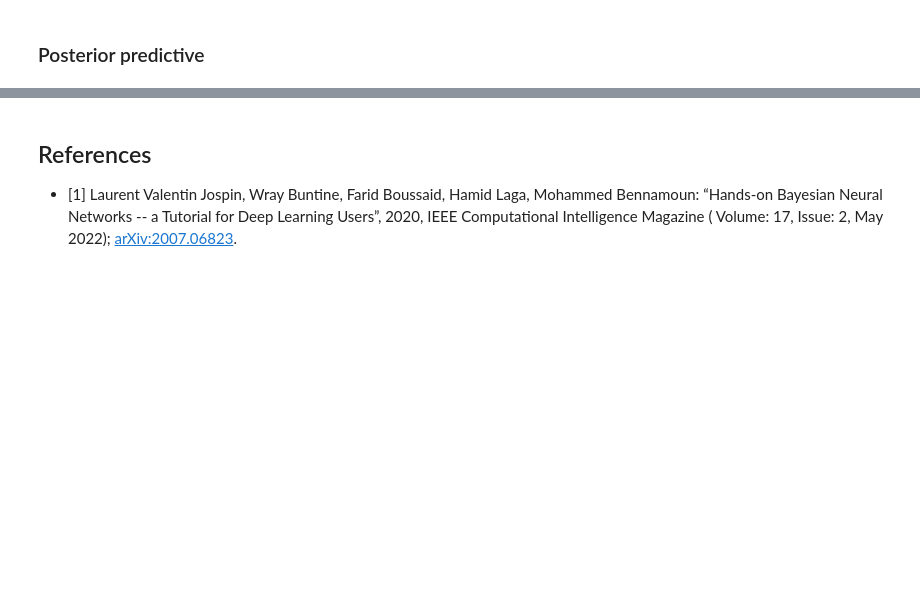
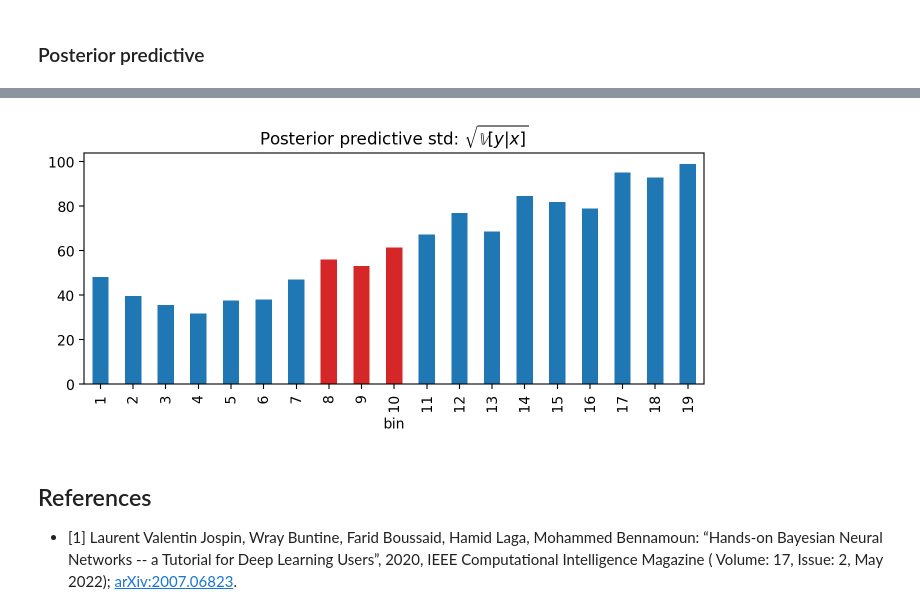
Before and after one commit to gerdm/bayes, a Jupyter notebook: bayes-by-backprop.ipynb, the cells around one changed output, grey strips where cells are left out. Cells and saved outputs as stored; diff of their text form; code cells hidden in the pictures; blank space fills up the shorter version.

```diff
--- a/bayes-by-backprop.ipynb
+++ b/bayes-by-backprop.ipynb
@@ -266,3 +341,14 @@ plt.xlim(0, 180)
+# %%
+fig, ax = plt.subplots(figsize=(8, 3))
+colors = ["tab:blue" if b not in bins_void else "tab:red" for b in range(num_bins)]
+
+pd.DataFrame({
+    "bin": bins_ix_test,
+    "std": yhat_std
+}).groupby("bin").mean()["std"].plot(kind="bar", color=colors)
+plt.title(r"Posterior predictive std: $\sqrt{\mathbb{V}[y\vert x]}$");
+# %% [output]
+[figure, added]
 # %% [markdown]
 ## References
 
```
Also changed, not shown: parts of 23 cells of this notebook.
